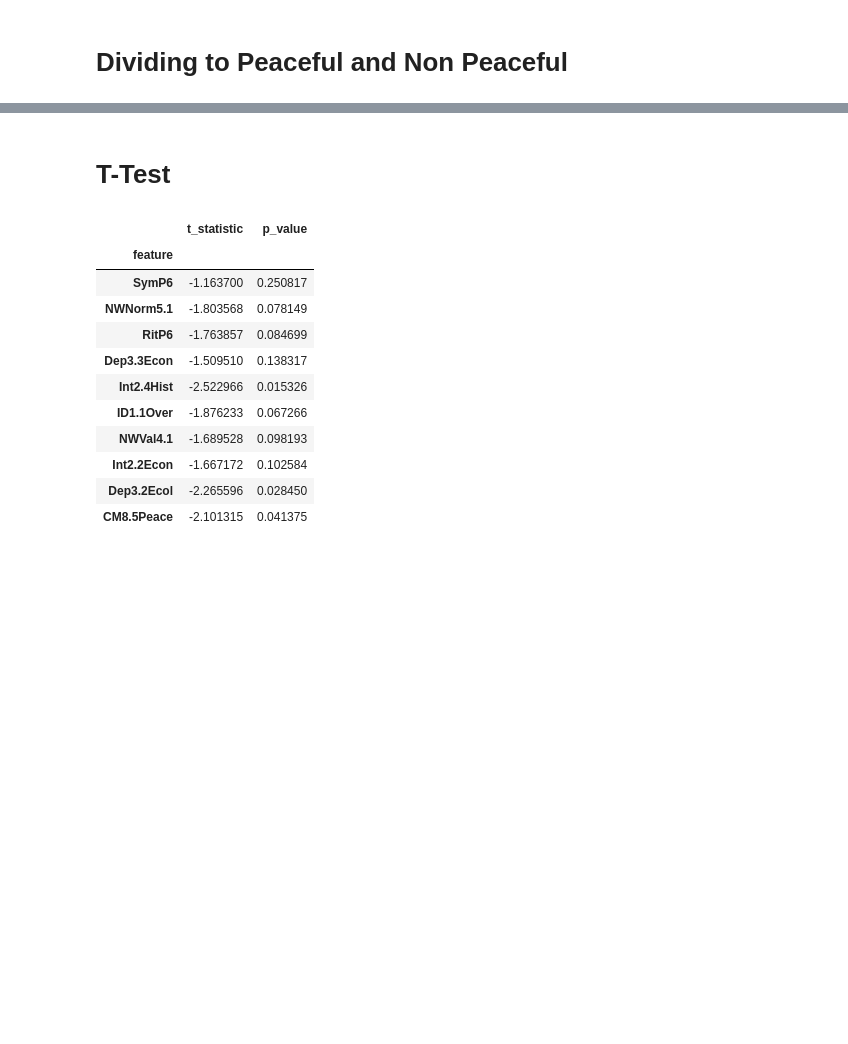
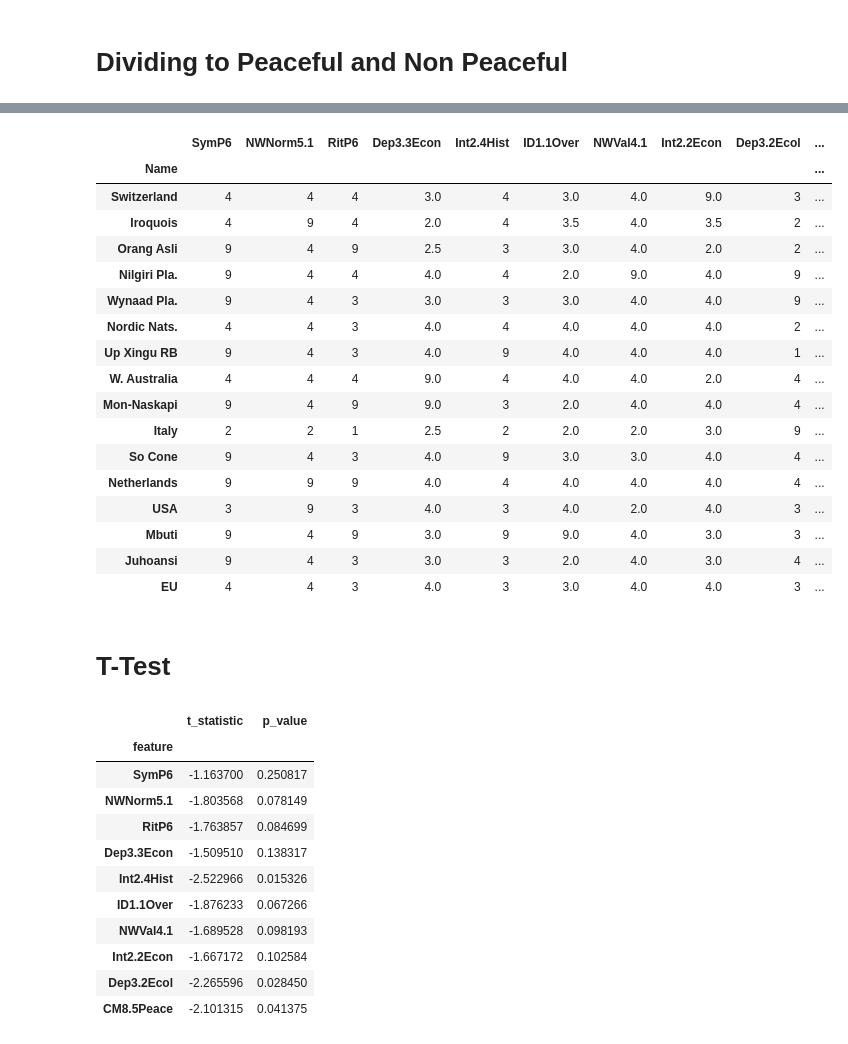
Before and after one commit to knarfamlap/Peace_System, a Jupyter notebook: non_war_related_vars.ipynb, the cells around one changed output, grey strips where cells are left out. Cells and saved outputs as stored; diff of their text form; code cells hidden in the pictures; blank space fills up the shorter version.

```diff
--- a/non_war_related_vars.ipynb
+++ b/non_war_related_vars.ipynb
@@ -137,3 +190,24 @@ non_peaceful.drop('PSys', axis=1, inplace=True)
+# %%
+peaceful
+# %% [output]
+|  | SymP6 | NWNorm5.1 | RitP6 | Dep3.3Econ | Int2.4Hist | ID1.1Over | NWVal4.1 | Int2.2Econ | Dep3.2Ecol | ... |
+| Name |  |  |  |  |  |  |  |  |  | ... |
+| Switzerland | 4 | 4 | 4 | 3.0 | 4 | 3.0 | 4.0 | 9.0 | 3 | ... |
+| Iroquois | 4 | 9 | 4 | 2.0 | 4 | 3.5 | 4.0 | 3.5 | 2 | ... |
+| Orang Asli | 9 | 4 | 9 | 2.5 | 3 | 3.0 | 4.0 | 2.0 | 2 | ... |
+| Nilgiri Pla. | 9 | 4 | 4 | 4.0 | 4 | 2.0 | 9.0 | 4.0 | 9 | ... |
+| Wynaad Pla. | 9 | 4 | 3 | 3.0 | 3 | 3.0 | 4.0 | 4.0 | 9 | ... |
+| Nordic Nats. | 4 | 4 | 3 | 4.0 | 4 | 4.0 | 4.0 | 4.0 | 2 | ... |
+| Up Xingu RB | 9 | 4 | 3 | 4.0 | 9 | 4.0 | 4.0 | 4.0 | 1 | ... |
+| W. Australia | 4 | 4 | 4 | 9.0 | 4 | 4.0 | 4.0 | 2.0 | 4 | ... |
+| Mon-Naskapi | 9 | 4 | 9 | 9.0 | 3 | 2.0 | 4.0 | 4.0 | 4 | ... |
+| Italy | 2 | 2 | 1 | 2.5 | 2 | 2.0 | 2.0 | 3.0 | 9 | ... |
+| So Cone | 9 | 4 | 3 | 4.0 | 9 | 3.0 | 3.0 | 4.0 | 4 | ... |
+| Netherlands | 9 | 9 | 9 | 4.0 | 4 | 4.0 | 4.0 | 4.0 | 4 | ... |
+| USA | 3 | 9 | 3 | 4.0 | 3 | 4.0 | 2.0 | 4.0 | 3 | ... |
+| Mbuti | 9 | 4 | 9 | 3.0 | 9 | 9.0 | 4.0 | 3.0 | 3 | ... |
+| Juhoansi | 9 | 4 | 3 | 3.0 | 3 | 2.0 | 4.0 | 3.0 | 4 | ... |
+| EU | 4 | 4 | 3 | 4.0 | 3 | 3.0 | 4.0 | 4.0 | 3 | ... |
 # %% [markdown]
 # T-Test
 # %%
```
Also changed, not shown: parts of 15 cells of this notebook, 1 other file.
